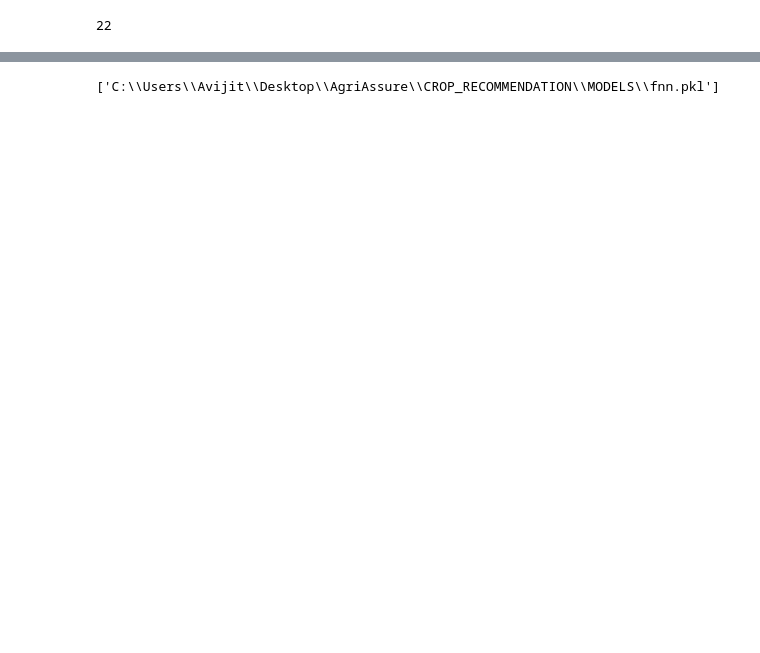
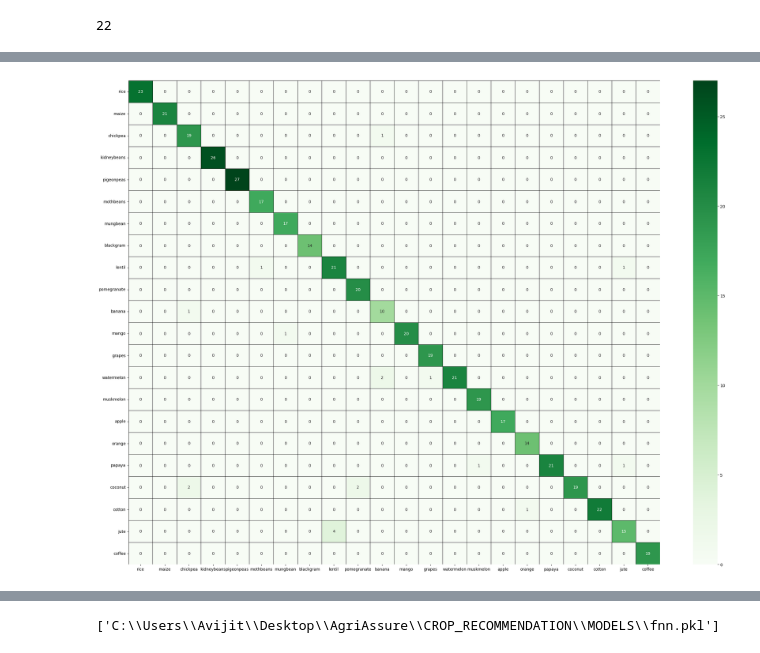
Before and after one commit to CodewithAvijit/Agriscore_Microservices, a Jupyter notebook: CROP_RECOMMENDATION/TRAINING/FNN.ipynb, the cells around one changed output, grey strips where cells are left out. Cells and saved outputs as stored; diff of their text form; code cells hidden in the pictures; blank space fills up the shorter version.

Commit message:
add better visualization of result including learning curve,confusion matrix,classification metrics

```diff
--- a/CROP_RECOMMENDATION/TRAINING/FNN.ipynb
+++ b/CROP_RECOMMENDATION/TRAINING/FNN.ipynb
@@ -88,0 +91,4 @@ plt.show()
+# %%
+ypr=model.predict(xtest)
+ypred=np.argmax(ypr,axis=1)
+ypred
@@ -88,0 +114,12 @@ plt.show()
+# %%
+data=pd.read_csv(r"C:\Users\Avijit\Desktop\AgriAssure\CROP_RECOMMENDATION\DATASET\Crop_recommendation.csv")
+# %%
+
+cm=confusion_matrix(ytest,ypred)
+class_name=data['label'].unique().tolist()
+plt.figure(figsize=(30,22))
+sns.heatmap(cm,fmt='d',cmap='Greens',annot=True,xticklabels=class_name,yticklabels=class_name,linecolor="black",linewidths=0.7)
+plt.xticks(rotation=0)
+plt.show()
+# %% [output]
+[figure, added]
```
Also changed, not shown: parts of 6 cells of this notebook, 11 other files.
